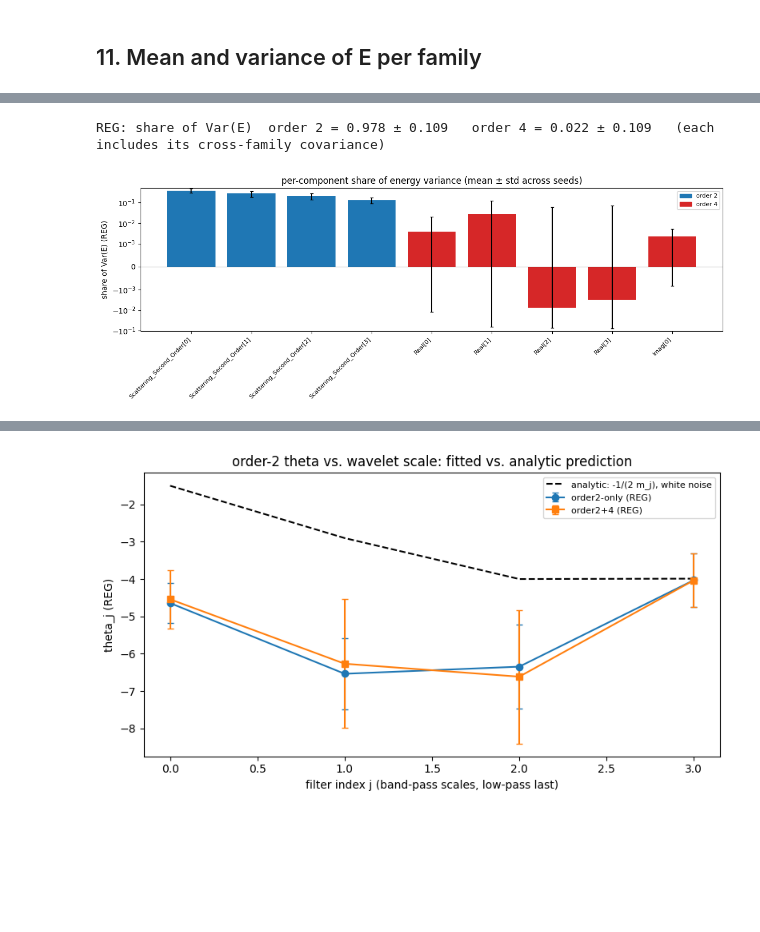
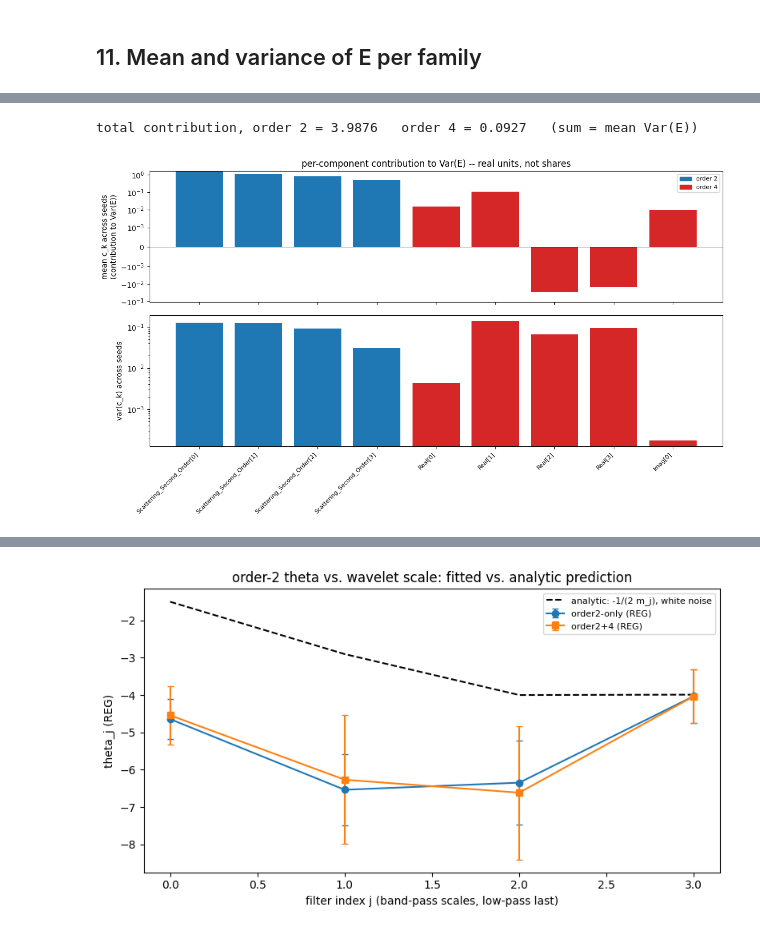
Before and after one commit to zelk-oss/MGD-for-Maximum-Entropy-Generation, a Jupyter notebook: gaussian_experiment/gaussian_theta_scaling_d8.ipynb, the cells around one changed output, grey strips where cells are left out. Cells and saved outputs as stored; diff of their text form; code cells hidden in the pictures; blank space fills up the shorter version.

```diff
--- a/gaussian_experiment/gaussian_theta_scaling_d8.ipynb
+++ b/gaussian_experiment/gaussian_theta_scaling_d8.ipynb
@@ -616,40 +616,45 @@ order2+4    total    E mean =    -3.950 ±   0.316   Var(E) =    4.0764 ±   0.4
 [figure]
 # %%
 ## 12. Where does Var(E) come from? c_k = Cov(theta_k phi_k, E), sums exactly to Var(E)
-def component_contributions(theta_all):
-    return theta_all * np.einsum('skl,sl->sk', SIG, theta_all)
+x = np.arange(D)
 bar_colors = [FAM_COLOR['order 2'] if k in set(FAM['order 2']) else FAM_COLOR['order 4'] for k in x]
 
-x = np.arange(D)   # D coefficients -- defined here, not borrowed from another cell
-
-# readable per-coefficient labels, e.g. "order2[0]", "real[1]" -- same pattern as section 5
 coef_labels = [f'coef {k}' for k in x]
 for name, (start, dim) in col_map_order2_4.items():
     for j in range(dim):
         coef_labels[start + j] = f"{name.split('_')[-2]}[{j}]" if 'Q1' in name else f"{name}[{j}]"
 
+def component_contributions(theta_all):
+    return theta_all * np.einsum('skl,sl->sk', SIG, theta_all)   # c_k per seed, real units (not normalized)
+
 th = THETA[('order2+4', 'REG')]
-var_tot = STATS[('order2+4', 'REG')]['total'][1]
-share = component_contributions(th) / var_tot[:, None]
-assert np.allclose(share.sum(1), 1.0), "decomposition should sum to Var(E)"
+contrib = component_contributions(th)   # (n_seeds, D) -- c_k, sums to Var(E) per seed, real units
 
-s2, s4 = share[:, FAM['order 2']].sum(1), share[:, FAM['order 4']].sum(1)
-print(f"REG: share of Var(E)  order 2 = {s2.mean():.3f} ± {s2.std(ddof=1):.3f}   "
-      f"order 4 = {s4.mean():.3f} ± {s4.std(ddof=1):.3f}   (each includes its cross-family covariance)")
+mean_c = contrib.mean(0)
+var_c = contrib.var(0, ddof=1)
 
-fig, ax = plt.subplots(figsize=(12, 4.5))
-ax.bar(x, share.mean(0), yerr=share.std(0, ddof=1), color=bar_colors, capsize=2)
-ax.axhline(0, color='black', lw=0.5)
-ax.set_yscale('symlog', linthresh=1e-3)
-ax.set_xticks(x); ax.set_xticklabels(coef_labels, rotation=45, ha='right', fontsize=8)
-ax.set_ylabel('share of Var(E) (REG)')
-ax.set_title('per-component share of energy variance (mean ± std across seeds)')
-ax.legend([plt.Rectangle((0, 0), 1, 1, color=FAM_COLOR[f]) for f in ('order 2', 'order 4')],
-           ['order 2', 'order 4'], fontsize=8)
+print(f"total contribution, order 2 = {mean_c[FAM['order 2']].sum():.4f}   "
+      f"order 4 = {mean_c[FAM['order 4']].sum():.4f}   (sum = mean Var(E))")
+
+fig, axes = plt.subplots(2, 1, figsize=(12, 7), sharex=True)
+
+axes[0].bar(x, mean_c, color=bar_colors)
+axes[0].axhline(0, color='black', lw=0.5)
+axes[0].set_yscale('symlog', linthresh=1e-3)   # c_k can be negative (cross terms)
+axes[0].set_ylabel('mean c_k across seeds\n(contribution to Var(E))')
+axes[0].set_title('per-component contribution to Var(E) -- real units, not shares')
+
+axes[1].bar(x, var_c, color=bar_colors)
+axes[1].set_yscale('log')                       # var_c is always >= 0
+axes[1].set_xticks(x); axes[1].set_xticklabels(coef_labels, rotation=45, ha='right', fontsize=8)
+axes[1].set_ylabel('var(c_k) across seeds')
+
+axes[0].legend([plt.Rectangle((0, 0), 1, 1, color=FAM_COLOR[f]) for f in ('order 2', 'order 4')],
+               ['order 2', 'order 4'], fontsize=8)
 plt.tight_layout(); plt.show()
 # %% [output]
-REG: share of Var(E)  order 2 = 0.978 ± 0.109   order 4 = 0.022 ± 0.109   (each includes its cross-family covariance)
+total contribution, order 2 = 3.9876   order 4 = 0.0927   (sum = mean Var(E))
-[figure, old version]
+[figure, new version]
 # %%
 ## 13. Single components: per-sample SNR / effective dof, and energy-component correlations
 m_k = MU.mean(0)
```
Also changed, not shown: parts of 7 cells of this notebook, 6 other files.
